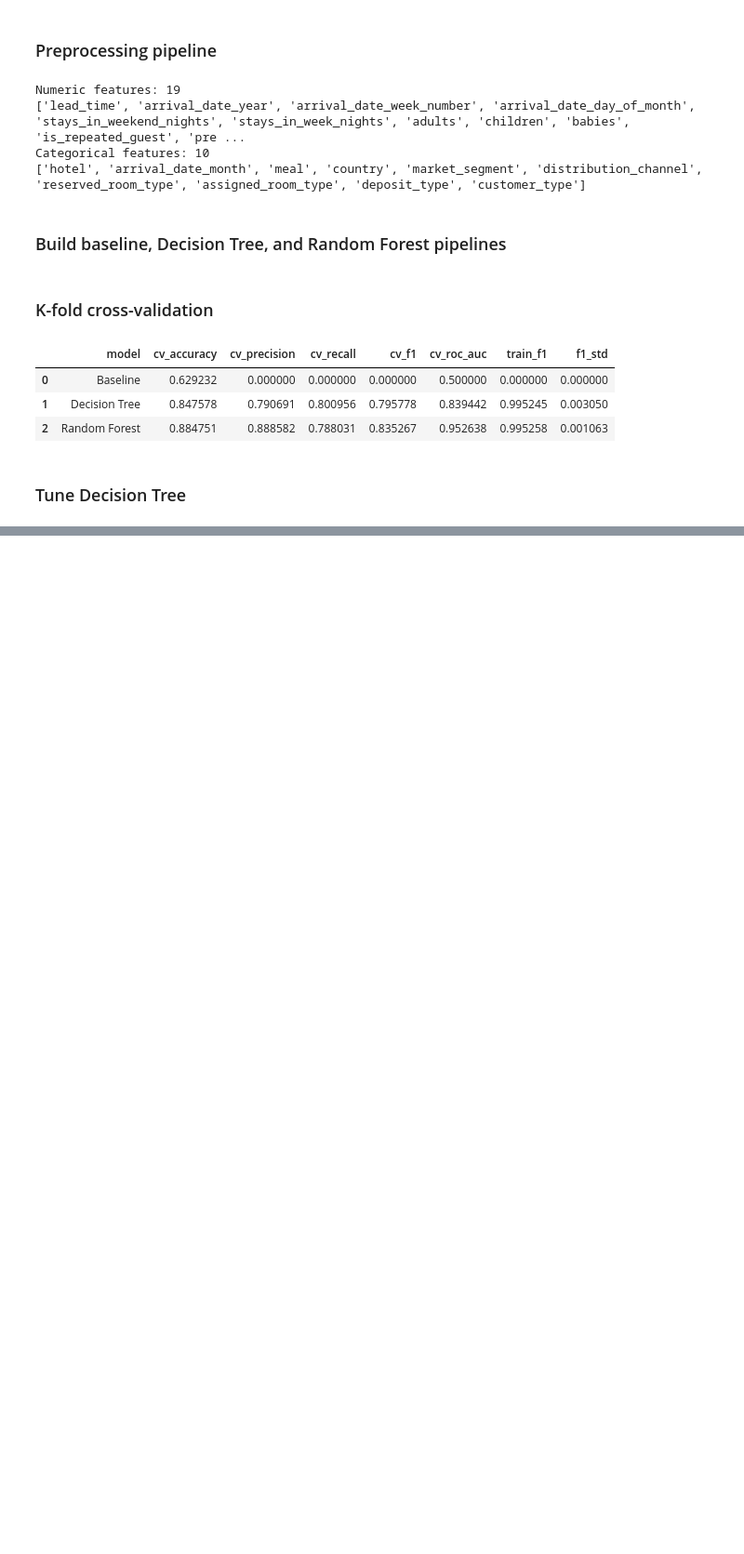
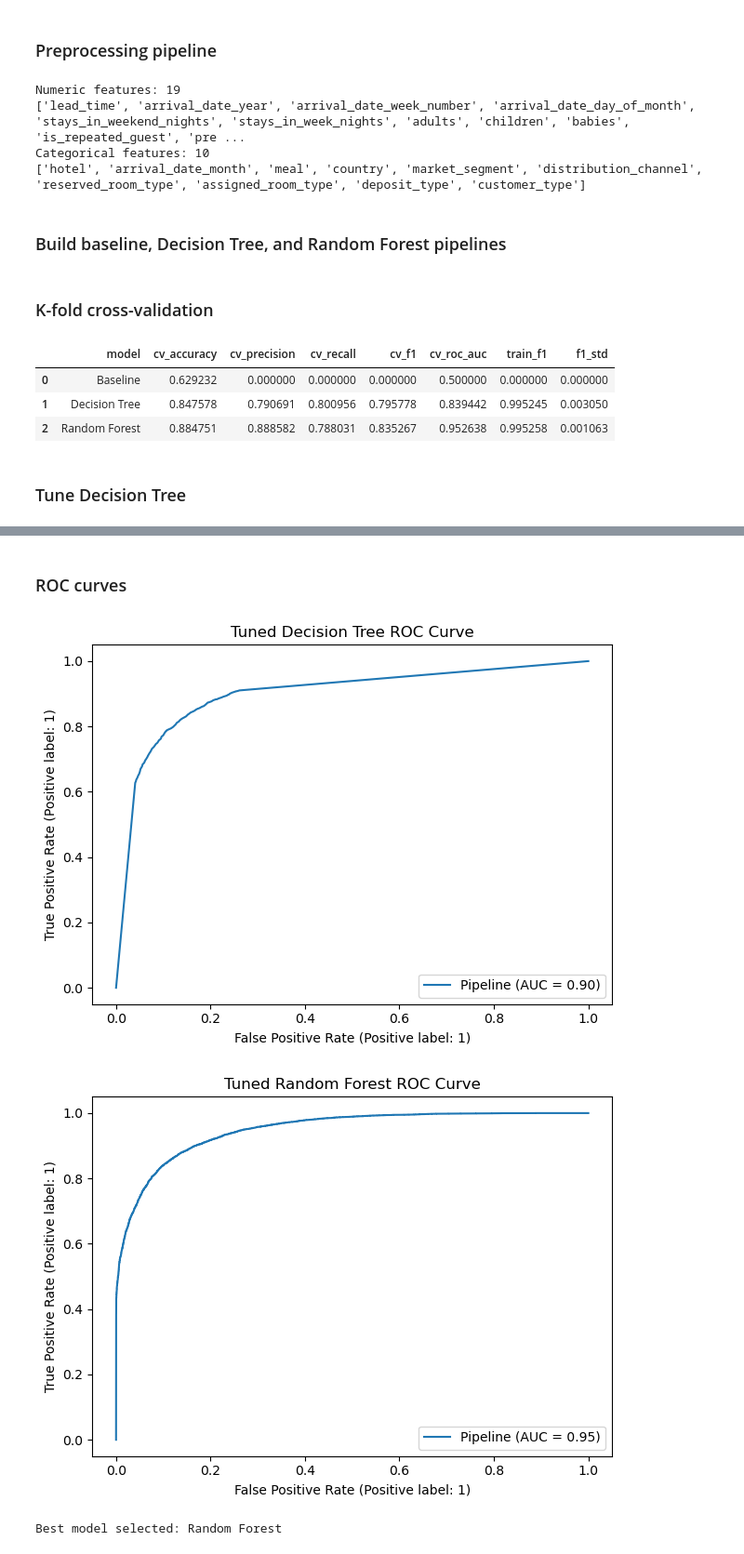
Before and after one commit to srimangithubin/Hotel_cancellation_using_Decision_Tree_and_Random_Forest, a Jupyter notebook: notebooks/02_model_experiments.ipynb, the cells around one changed output, grey strips where cells are left out. Shown at 93% size. Cells and saved outputs as stored; diff of their text form; code cells hidden in the pictures; blank space fills up the shorter version.

```diff
--- a/notebooks/02_model_experiments.ipynb
+++ b/notebooks/02_model_experiments.ipynb
@@ -347,0 +477,25 @@ TypeError: RandomizedSearchCV.__init__() got an unexpected keyword argument 'esi
+# %% [markdown]
+### ROC curves ###
+# %%
+for model_name, model in models_to_plot.items():
+    RocCurveDisplay.from_estimator(model, X_test, y_test)
+    plt.title(f"{model_name} ROC Curve")
+    plt.tight_layout()
+
+    file_name = model_name.lower().replace(" ", "_") + "_roc_curve.png"
+    plt.savefig(IMAGE_DIR / file_name)
+    plt.show()
+# %% [output]
+[figure, added]
+[figure, added]
+# %%
+if rf_search.best_score_ >= dt_search.best_score_:
+    best_model_name = "Random Forest"
+    best_model = rf_search.best_estimator_
+else:
+    best_model_name = "Decision Tree"
+    best_model = dt_search.best_estimator_
+
+print("Best model selected:", best_model_name)
+# %% [output]
+Best model selected: Random Forest
```
Also changed, not shown: parts of 18 cells of this notebook.
